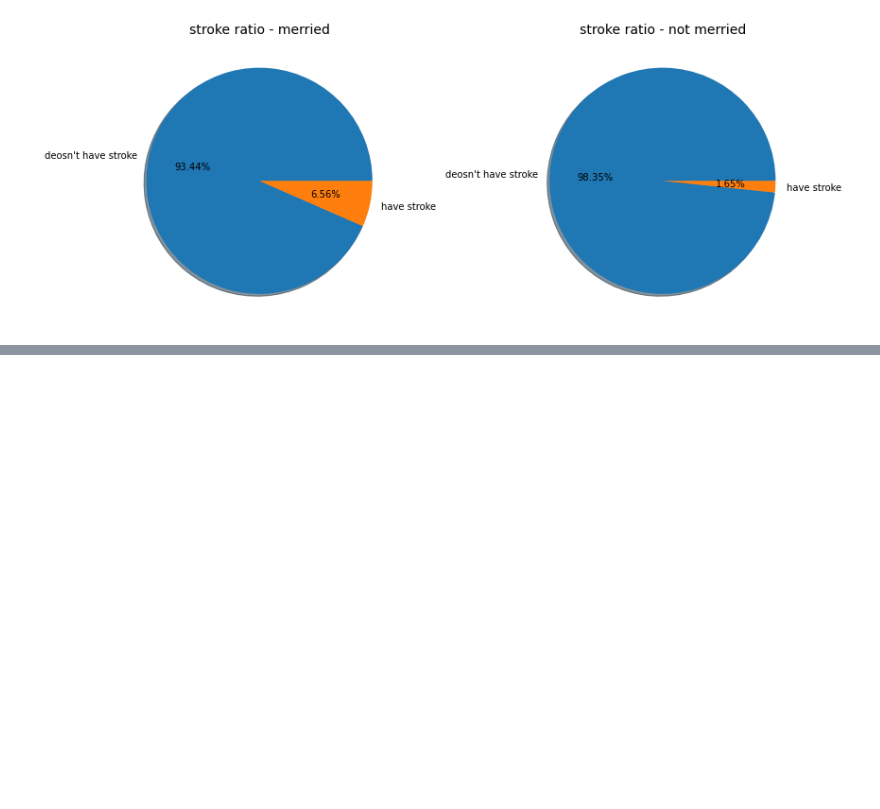
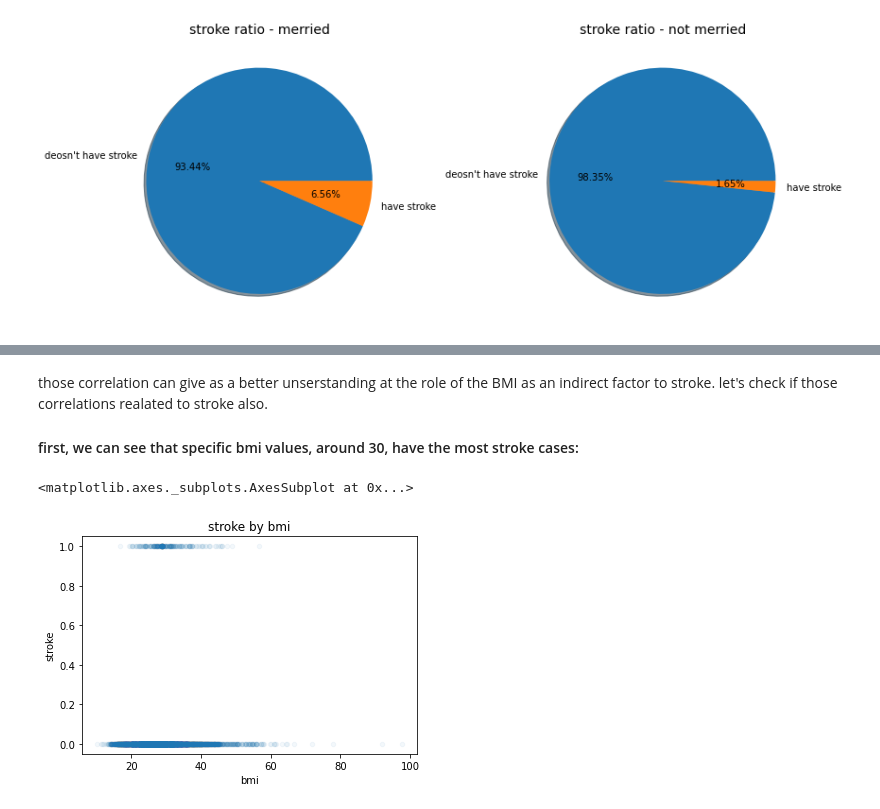
Before and after one commit to idankam/DataScienceCourseProject, a Jupyter notebook: Classification Notebook.ipynb, the cells around one changed output, grey strips where cells are left out. Saved outputs shown, nothing was run; the diff lists cells and outputs as text; code cells hidden in the pictures; blank space fills up the shorter version.

Commit message:
BMI correlations and the affect stroke probability

```diff
--- a/Classification Notebook.ipynb
+++ b/Classification Notebook.ipynb
@@ -420,0 +476,9 @@ plt.show()
+# %% [markdown]
+those correlation can give as a better unserstanding at the role of the BMI as an indirect factor to stroke. let's check if those correlations realated to stroke also.
+
+#### first, we can see that specific bmi values, around 30, have the most stroke cases:
+# %%
+df.plot.scatter( x='bmi', y='stroke', alpha = 0.05, title="stroke by bmi")
+# %% [output]
+<matplotlib.axes._subplots.AxesSubplot at 0x...>
+[figure, added]
```
Also changed, not shown: parts of 28 cells of this notebook.
